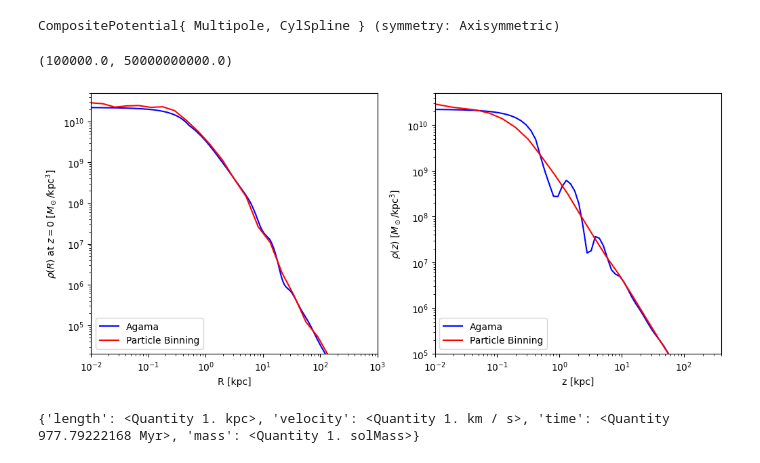
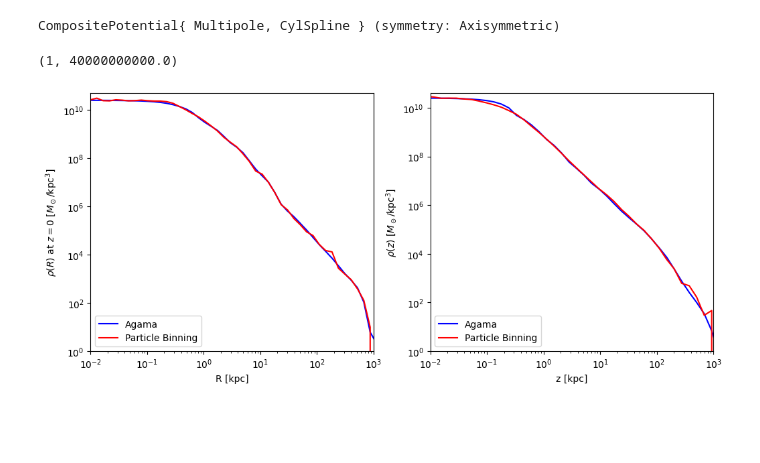
Before and after one commit to finn-pal/GC_kinematics, a Jupyter notebook: notebooks/agama_fit_test.ipynb, the cells around one changed output. Saved outputs shown, nothing was run; the diff lists cells and outputs as text; code cells hidden in the pictures; blank space fills up the shorter version.

```diff
--- a/notebooks/agama_fit_test.ipynb
+++ b/notebooks/agama_fit_test.ipynb
@@ -31,6 +212,8 @@ part = gizmo.io.Read.read_snapshots("all", "index", 600, simulation_directory, a
 # %%
-pos_limit = 1000  # kpc
-# pos_limit = 200  # kpc
+pos_limit = 900  # kpc
+# pos_limit = 950 # kpc
+
+# 900 good
 
 bary_pos_hold = []
 bary_mass_hold = []
@@ -151,8 +336,11 @@ def z_dens(z_set, z_bin_size, r_min, r_max, cyl_base, mass_base):
 
     return density
 # %%
-rad_lst = np.logspace(-2, 3, 25)
-rad_bin = np.logspace(-3, 0, 25)
+bin_num = 50
+
+rad_lst = np.logspace(-2, 3.5, bin_num)
+# rad_lst = np.logspace(-2, 2, bin_num)
+rad_bin = np.logspace(-3, 1, bin_num)
 
 r_density_lst = []
 
@@ -160,9 +348,10 @@ for radius, r_bin_size in zip(rad_lst, rad_bin):
     density = radial_dens(radius, 0, r_bin_size, 0.1, cyl_base, mass_base)
     r_density_lst.append(density)
 # %%
-z_lst = np.logspace(-3, 2, 25)
-z_bin = np.logspace(-3, 1, 25)
-r_max_lst = np.logspace(-2, 1, 25)
+z_lst = np.logspace(-3, 3.5, bin_num)
+# z_lst = np.logspace(-3, 2, bin_num)
+z_bin = np.logspace(-3, 2.5, bin_num)
+r_max_lst = np.logspace(-2, 1, bin_num)
 
 # z_lst = np.linspace(1e-2, 1e2, 25)
 # z_bin = np.linspace(1e-3, 1, 25)
@@ -172,25 +361,30 @@ z_density_lst = []
 for z_set, z_bin_size, r_max in zip(z_lst, z_bin, r_max_lst):
     density = z_dens(z_set, z_bin_size, 0, r_max, cyl_base, mass_base)
     z_density_lst.append(density)
+# %%
+R_trial = np.array([np.array([rad, 0, 0]) for rad in rad_lst])
+z_trial = np.array([np.array([0, 0, z]) for z in z_lst])
 # %%
 ax = plt.subplots(1, 2, figsize=(12, 5))[1]
-ax[0].loglog(gridR, pot_nbody.density(gridR00), label="Agama", color="blue")
+# ax[0, 0].loglog(gridR, pot_nbody.density(gridR00), label="Agama", color="blue")
+ax[0].loglog(rad_lst, pot_nbody.density(R_trial), label="Agama", color="blue")
 ax[0].loglog(rad_lst, r_density_lst, label="Particle Binning", color="red")
 
 ax[0].set_xlabel("R [kpc]")
 ax[0].set_ylabel(r"$\rho(R)$ at $z=0$ $[M_\odot/\mathsf{kpc}^3]$")
 ax[0].legend(loc="lower left")
 ax[0].set_xlim(1e-2, 1e3)
-ax[0].set_ylim(2e4, 5e10)
+ax[0].set_ylim(1, 5e10)
 
-ax[1].loglog(gridz, pot_nbody.density(grid00z), label="Agama", color="blue")
+# ax[0, 1].loglog(gridz, pot_nbody.density(grid00z), label="Agama", color="blue")
+ax[1].loglog(z_lst, pot_nbody.density(z_trial), label="Agama", color="blue")
 ax[1].loglog(z_lst, z_density_lst, label="Particle Binning", color="red")
 
 ax[1].set_xlabel("z [kpc]")
 ax[1].set_ylabel(r"$\rho(z)$ $[M_\odot/\mathsf{kpc}^3]$")
 ax[1].legend(loc="lower left")
-ax[1].set_xlim(1e-2, 4e2)
-ax[1].set_ylim(1e5, 5e10)
+ax[1].set_xlim(1e-2, 1e3)
+ax[1].set_ylim(1, 4e10)
 # %% [output]
-(100000.0, 50000000000.0)
+(1, 40000000000.0)
-[figure, old version]
+[figure, new version]
@@ -206,4 +449,0 @@ act_i = af_interp(orb)
-# %%
-print(agama.getUnits())
-# %% [output]
-{'length': <Quantity 1. kpc>, 'velocity': <Quantity 1. km / s>, 'time': <Quantity 977.79222168 Myr>, 'mass': <Quantity 1. solMass>}
```
Also changed, not shown: parts of 14 cells of this notebook, 6 other files.
